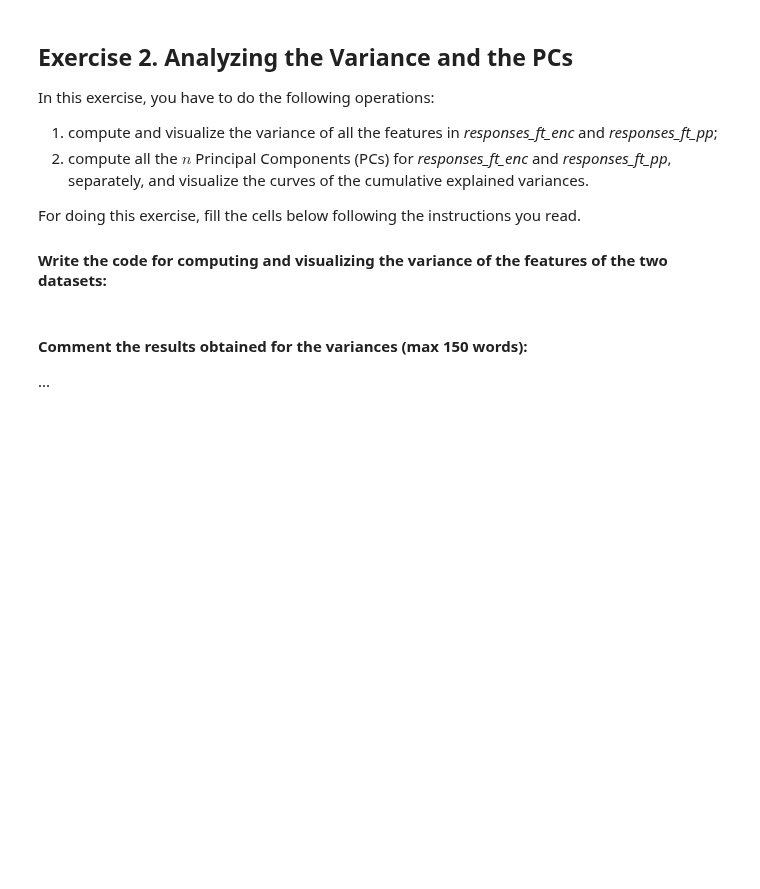
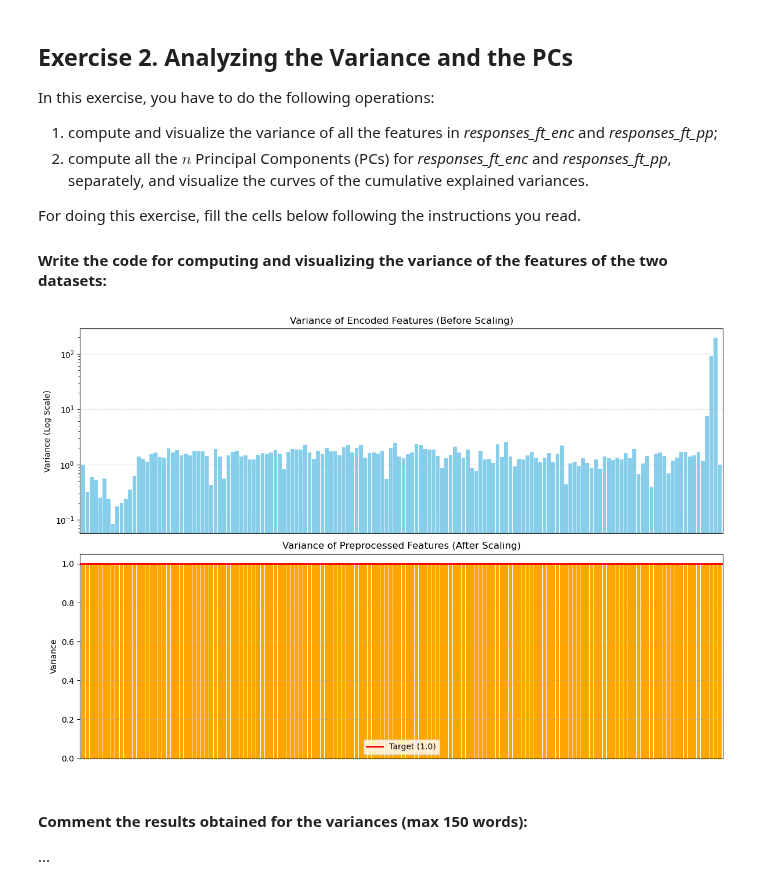
Before and after one commit to giorgiozoccatelli/ComputationalLinearAlgebra, a Jupyter notebook: PCA/HWpca2526_Rossi_Zoccatelli.ipynb, the cells around one changed output. Drawn from its saved outputs; the diff is of its cells as text; code cells hidden in the pictures; blank space fills up the shorter version.

```diff
--- a/PCA/HWpca2526_Rossi_Zoccatelli.ipynb
+++ b/PCA/HWpca2526_Rossi_Zoccatelli.ipynb
@@ -336,7 +348,33 @@ For doing this exercise, fill the cells below following the instructions you rea
 
 #### Write the code for computing and visualizing the variance of the features of the two datasets:
 # %%
-# [write the code here]
+var_enc = responses_ft_enc.var()
+var_pp = responses_ft_pp.var()
+
+
+fig, (ax1, ax2) = plt.subplots(2, 1, figsize=(12, 8))
+
+var_enc.plot(kind='bar', ax=ax1, color='skyblue', width=0.9)
+ax1.set_yscale('log')
+
+ax1.set_title(f'Variance of Encoded Features (Before Scaling)', fontsize=12)
+ax1.set_ylabel('Variance (Log Scale)')
+ax1.grid(axis='y', linestyle='--', alpha=0.5)
+ax1.set_xticks([])
+
+var_pp.plot(kind='bar', ax=ax2, color='orange', width=0.9)
+ax2.set_title('Variance of Preprocessed Features (After Scaling)', fontsize=12)
+ax2.set_ylabel('Variance')
+ax2.grid(axis='y', linestyle='--', alpha=0.5)
+ax2.set_xticks([])
+
+ax2.axhline(y=1.0, color='red', linewidth=2, label='Target (1.0)')
+ax2.legend()
+
+plt.tight_layout()
+plt.show()
+# %% [output]
+[figure, added]
 # %% [markdown]
 #### Comment the results obtained for the variances (max 150 words):
 ...
```
Also changed, not shown: parts of 3 cells of this notebook.
